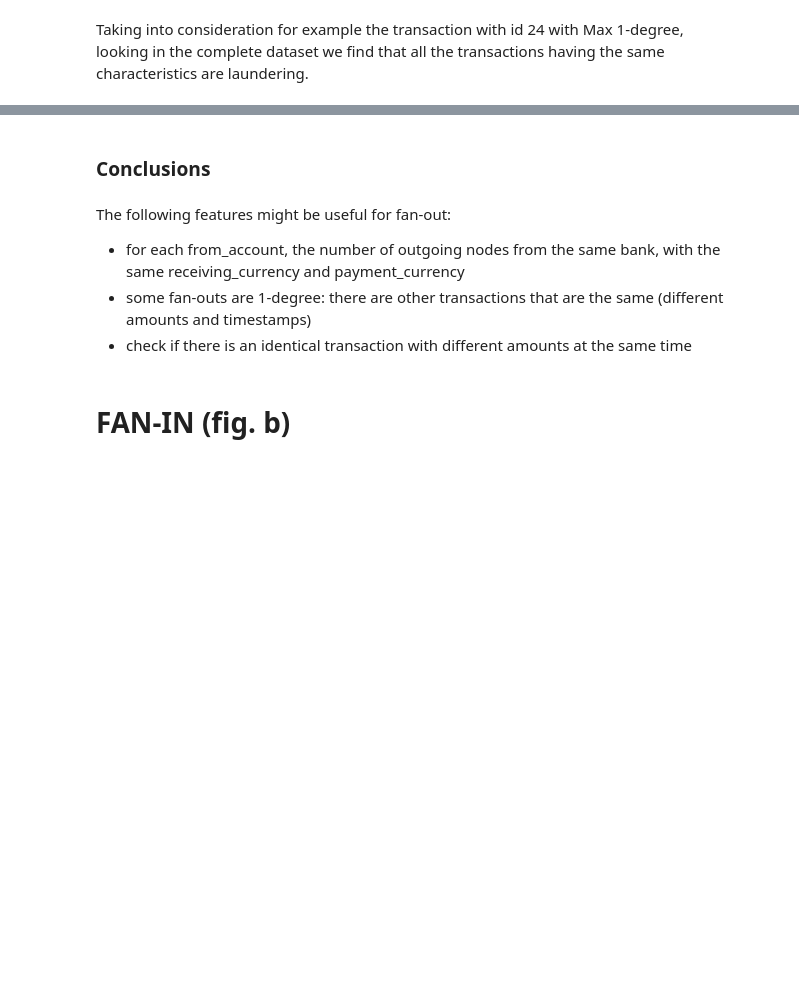
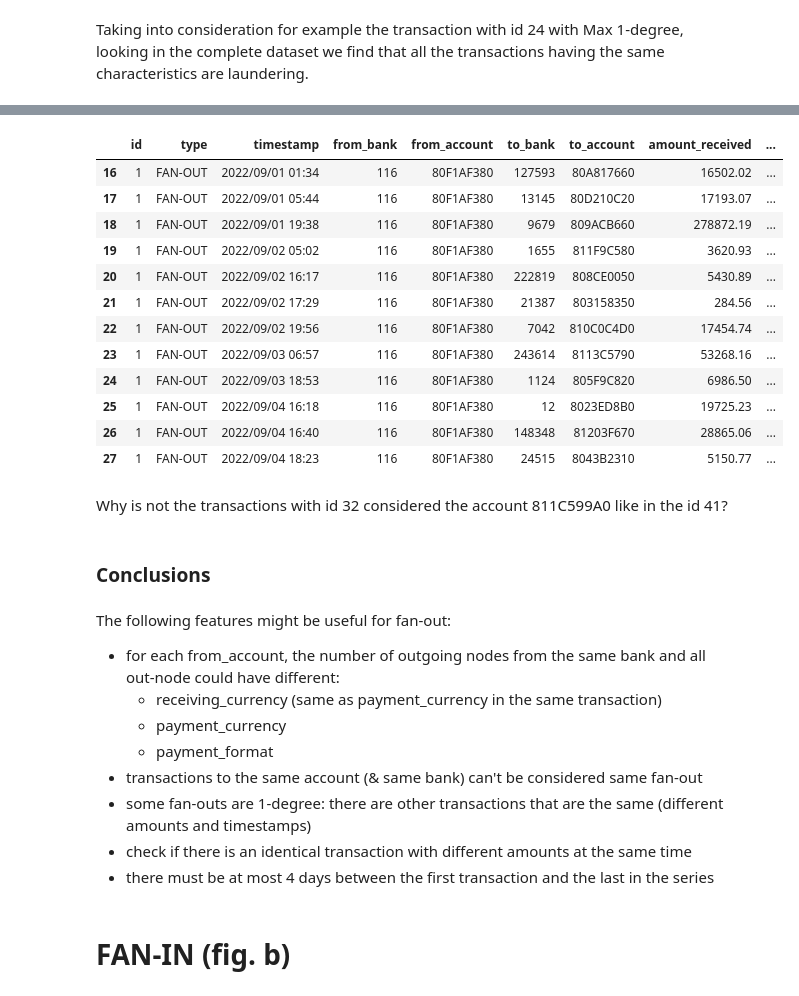
Before and after one commit to simonemalesardi/AMD_SM2L-Joint_Project, a Jupyter notebook: understand_pattern.ipynb, the cells around one changed output, grey strips where cells are left out. Drawn from its saved outputs; the diff is of its cells as text; code cells hidden in the pictures; blank space fills up the shorter version.

```diff
--- a/understand_pattern.ipynb
+++ b/understand_pattern.ipynb
@@ -184,10 +318,33 @@ filter_dataframe(receiving_currency="Saudi Riyal", payment_currency="Saudi Riyal
+# %%
+fan_out[fan_out.id==1]
+# %% [output]
+|  | id | type | timestamp | from_bank | from_account | to_bank | to_account | amount_received | ... |
+| 16 | 1 | FAN-OUT | 2022/09/01 01:34 | 116 | 80F1AF380 | 127593 | 80A817660 | 16502.02 | ... |
+| 17 | 1 | FAN-OUT | 2022/09/01 05:44 | 116 | 80F1AF380 | 13145 | 80D210C20 | 17193.07 | ... |
+| 18 | 1 | FAN-OUT | 2022/09/01 19:38 | 116 | 80F1AF380 | 9679 | 809ACB660 | 278872.19 | ... |
+| 19 | 1 | FAN-OUT | 2022/09/02 05:02 | 116 | 80F1AF380 | 1655 | 811F9C580 | 3620.93 | ... |
+| 20 | 1 | FAN-OUT | 2022/09/02 16:17 | 116 | 80F1AF380 | 222819 | 808CE0050 | 5430.89 | ... |
+| 21 | 1 | FAN-OUT | 2022/09/02 17:29 | 116 | 80F1AF380 | 21387 | 803158350 | 284.56 | ... |
+| 22 | 1 | FAN-OUT | 2022/09/02 19:56 | 116 | 80F1AF380 | 7042 | 810C0C4D0 | 17454.74 | ... |
+| 23 | 1 | FAN-OUT | 2022/09/03 06:57 | 116 | 80F1AF380 | 243614 | 8113C5790 | 53268.16 | ... |
+| 24 | 1 | FAN-OUT | 2022/09/03 18:53 | 116 | 80F1AF380 | 1124 | 805F9C820 | 6986.50 | ... |
+| 25 | 1 | FAN-OUT | 2022/09/04 16:18 | 116 | 80F1AF380 | 12 | 8023ED8B0 | 19725.23 | ... |
+| 26 | 1 | FAN-OUT | 2022/09/04 16:40 | 116 | 80F1AF380 | 148348 | 81203F670 | 28865.06 | ... |
+| 27 | 1 | FAN-OUT | 2022/09/04 18:23 | 116 | 80F1AF380 | 24515 | 8043B2310 | 5150.77 | ... |
+# %% [markdown]
+Why is not the transactions with id 32 considered the account 811C599A0 like in the id 41?
 # %% [markdown]
 ### Conclusions
 # %% [markdown]
 The following features might be useful for fan-out:
-- for each from_account, the number of outgoing nodes from the same bank, with the same receiving_currency and payment_currency
+- for each from_account, the number of outgoing nodes from the same bank and all out-node could have different:
+    * receiving_currency (same as payment_currency in the same transaction)
+    * payment_currency
+    * payment_format
+- transactions to the same account (& same bank) can't be considered same fan-out
 - some fan-outs are 1-degree: there are other transactions that are the same (different amounts and timestamps)
 - check if there is an identical transaction with different amounts at the same time
+- there must be at most 4 days between the first transaction and the last in the series
 # %% [markdown]
 # FAN-IN (fig. b)
 # %% [markdown]
```
Also changed, not shown: parts of 43 cells of this notebook.
